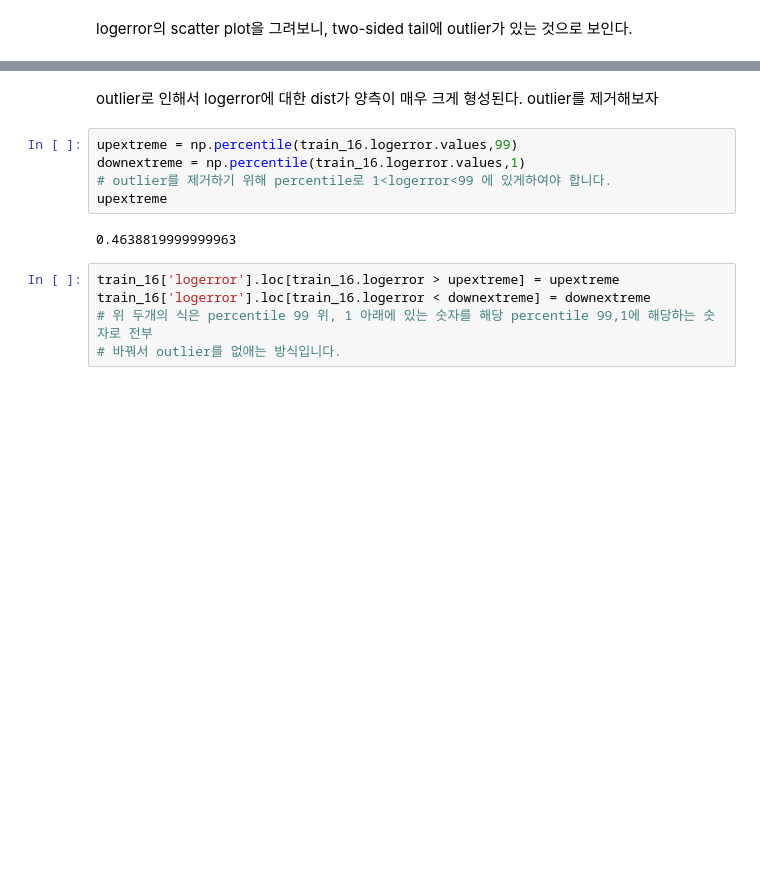
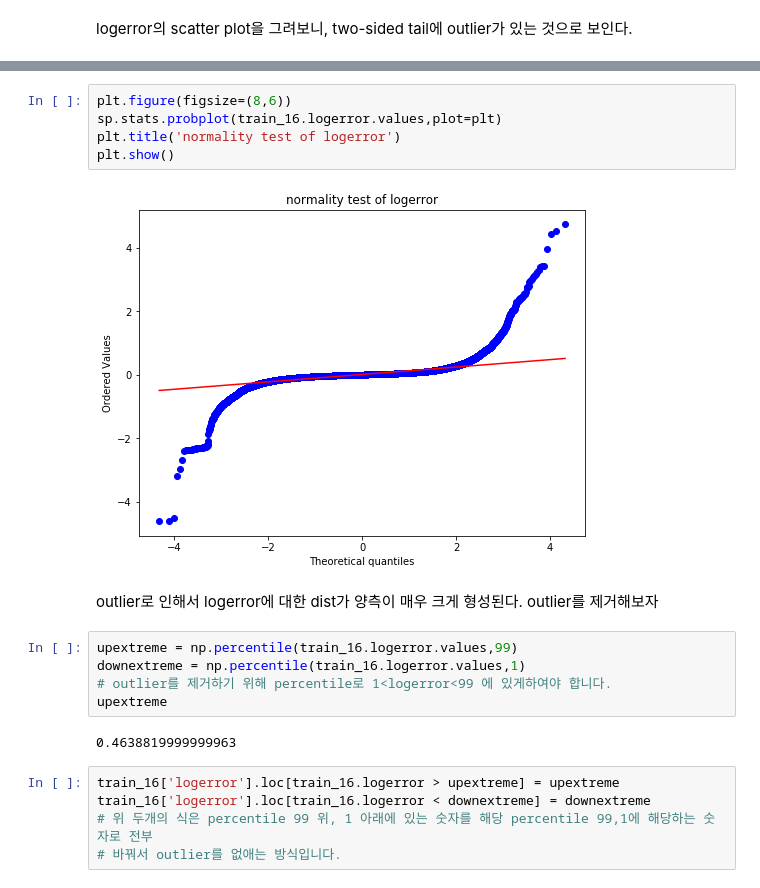
Before and after one commit to hskimim/data-analysis-tutorial, a Jupyter notebook: zillow_prize_estimation/EDA.ipynb, the cells around one changed output, grey strips where cells are left out. Drawn from its saved outputs; the diff is of its cells as text; blank space fills up the shorter version.

```diff
--- a/zillow_prize_estimation/EDA.ipynb
+++ b/zillow_prize_estimation/EDA.ipynb
@@ -94,3 +157,10 @@ plt.show()
+# %%
+plt.figure(figsize=(8,6))
+sp.stats.probplot(train_16.logerror.values,plot=plt)
+plt.title('normality test of logerror')
+plt.show()
+# %% [output]
+[figure, added]
 # %% [markdown]
 outlier로 인해서 logerror에 대한 dist가 양측이 매우 크게 형성된다. outlier를 제거해보자
 # %%
```
Also changed, not shown: parts of 39 cells of this notebook.
